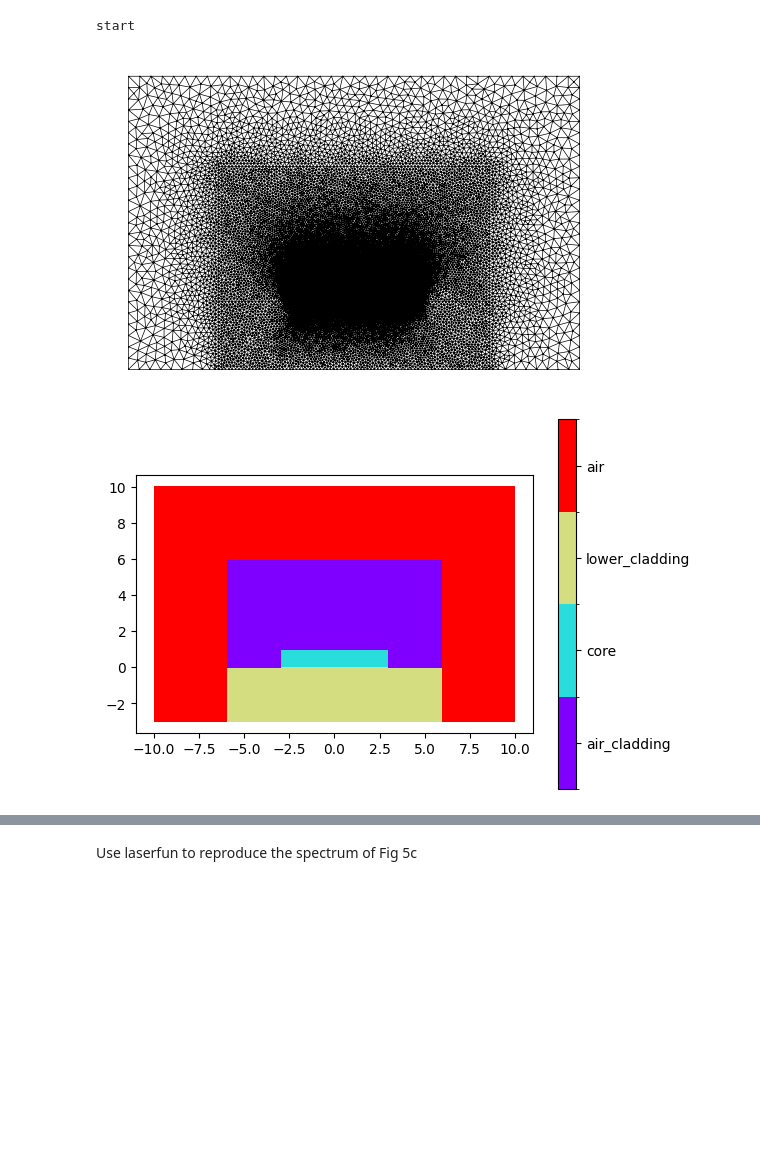
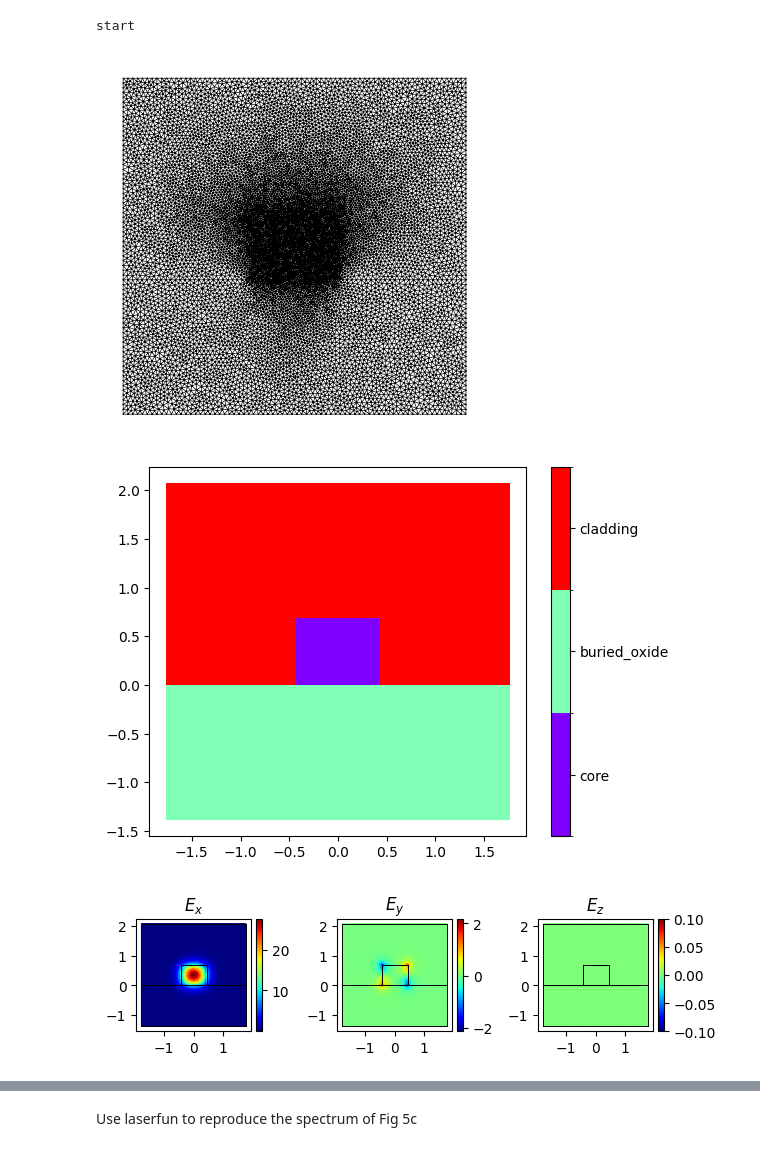
Before and after one commit to elizaleung830/SC-generation-stimulation, a Jupyter notebook: SCG_Stimulation/Benchmark/SCG stimulation/A_Klenner_et_al/code/Fig3a.ipynb, the cells around one changed output, grey strips where cells are left out. Drawn from its saved outputs; the diff is of its cells as text; code cells hidden in the pictures; blank space fills up the shorter version.

```diff
--- a/SCG_Stimulation/Benchmark/SCG stimulation/A_Klenner_et_al/code/Fig3a.ipynb
+++ b/SCG_Stimulation/Benchmark/SCG stimulation/A_Klenner_et_al/code/Fig3a.ipynb
@@ -6,56 +15,76 @@ First, construct the geometry of the waveguide and create a mesh. Then generate
 # %%
 import shapely
-from generate_neff_and_aeff import get_neff_and_aeff
-from refractive_index import n_MgF2, n_Si3N4, n_Air
+from refractive_index import  n_Si3N4, n_SiO2
 from collections import OrderedDict
+from femwell.visualization import plot_domains
+from femwell.mesh import mesh_from_OrderedDict
+from femwell.maxwell.waveguide import compute_modes
+from skfem import Basis, ElementTriP0
+from skfem.io import from_meshio
 import numpy as np
+import matplotlib.pyplot as plt
+
+from tqdm import tqdm
 
 # waveguide parameters
-width = 6 # um
-height = 1 # um
+width = 0.88 # um
+height = 0.69 # um
+length = 7.5 *1e-3 # m
 
-n2 = 2.5e-19     # m^2/W n2 is the nonlinear refractive index at the center
-Alpha = 0.7     # loss (dB/cm)
+n2 = 2.4e-19     # m^2/W n2 is the nonlinear refractive index at the center
+Alpha = 0     # loss (dB/cm)
 
-wavelength_range = [207,8000]
-wavelegnth_step = 100 # 50nm steps
+wavelength_range = [210,2500]
+wavelegnth_step = 50
 
 n_core = n_Si3N4
-n_lower_cladding = n_MgF2
-n_air = n_Air
+n_cladding = n_SiO2
+n_buried_oxide = n_SiO2
 #print(n_Si3N4(6))
 
 # Construct waveguide geometry
 core = shapely.geometry.box(-width/2, 0, +width/2, height)
-lower_cladding = shapely.geometry.box(-width, -3, width, 0)
-air_cladding = shapely.geometry.box(-width,0,width,width)
-air = shapely.geometry.box(-10,-3,10,10)
-polygons = OrderedDict(
+cladding = shapely.geometry.box(-width*2, 0, width*2, height*3)
+buried_oxide = shapely.geometry.box(-width*2,-height*2,width*2,0)
+polygon = OrderedDict(
     core = core,
-    lower_cladding = lower_cladding,
-    air_cladding = air_cladding,
-    air = air
+    cladding = cladding,
+    buried_oxide = buried_oxide,
 )
 
 # Define material property and resolution of waveguide
-resolutions = dict(core={"resolution": 0.04, "distance": 0.2},
-                   air_cladding={"resolution": 0.15, "distance": 0.5},
-                   lower_cladding={"resolution": 0.15, "distance": 0.5},
-                   air = {"resolution": 0.5, "distance": 1} )
+resolutions = dict(core={"resolution": 0.02, "distance": 0.1},
+                   cladding={"resolution": 0.05, "distance": 0.1},
+                   buried_oxide={"resolution": 0.05, "distance": 0.1} )
 
-n_dict = {"core": n_core,"lower_cladding":n_lower_cladding ,"air_cladding": n_air, "air":n_air}
+n_dict = {"core": n_core,"cladding":n_cladding ,"buried_oxide": n_buried_oxide}
 
 print("start")
 # Calculate dispersion and gamma
-aeff_list, neff_list, wls = get_neff_and_aeff(polygons,n_dict,wavelength_range,wavelegnth_step,resolutions)
+mesh = from_meshio(mesh_from_OrderedDict(polygon, resolutions, default_resolution_max=2))
+mesh.draw().show()
+plot_domains(mesh)
+plt.show()
 
-##plot data
-np.savez(f"data_h_{height}_w_{width}", wls=wls, aeff_list=aeff_list, neff_list=neff_list)
+basis0 = Basis(mesh, ElementTriP0())
+epsilon = basis0.zeros()
+wavelength_list = np.linspace(wavelength_range[0], wavelength_range[1], wavelegnth_step)
+neff_list = []
+aeff_list = []
+te_frac_list = []
 
-print("end")
-print(aeff_list)
-print(wls)
+
+wavelength = 1.055
+for subdomain, n in n_dict.items():
+        epsilon[basis0.get_dofs(elements=subdomain)] = n(wavelength) ** 2
+modes = compute_modes(basis0, epsilon, wavelength=wavelength, num_modes=3, order=1)
+modes_sorted = modes.sorted(key=lambda mode: -mode.calculate_power(elements="core").real)
+modes_sorted[0].show(modes_sorted[0].E.real, direction="x")
+aeff = modes_sorted[0].calculate_effective_area()
+gamma = 2 * np.pi * n2 / (wavelength * 1e-6 * aeff * 1e-12)
+print(f"Gamma is {gamma}/W/m at pump wavelength(1.055um), 3.25/W/m in the paper")
 # %% [output]
 start
-[figure, old version]
+[figure, new version]
-[figure, old version]
+[figure, new version]
+[figure, added]
```
Also changed, not shown: parts of 5 cells of this notebook, 15 other files.
